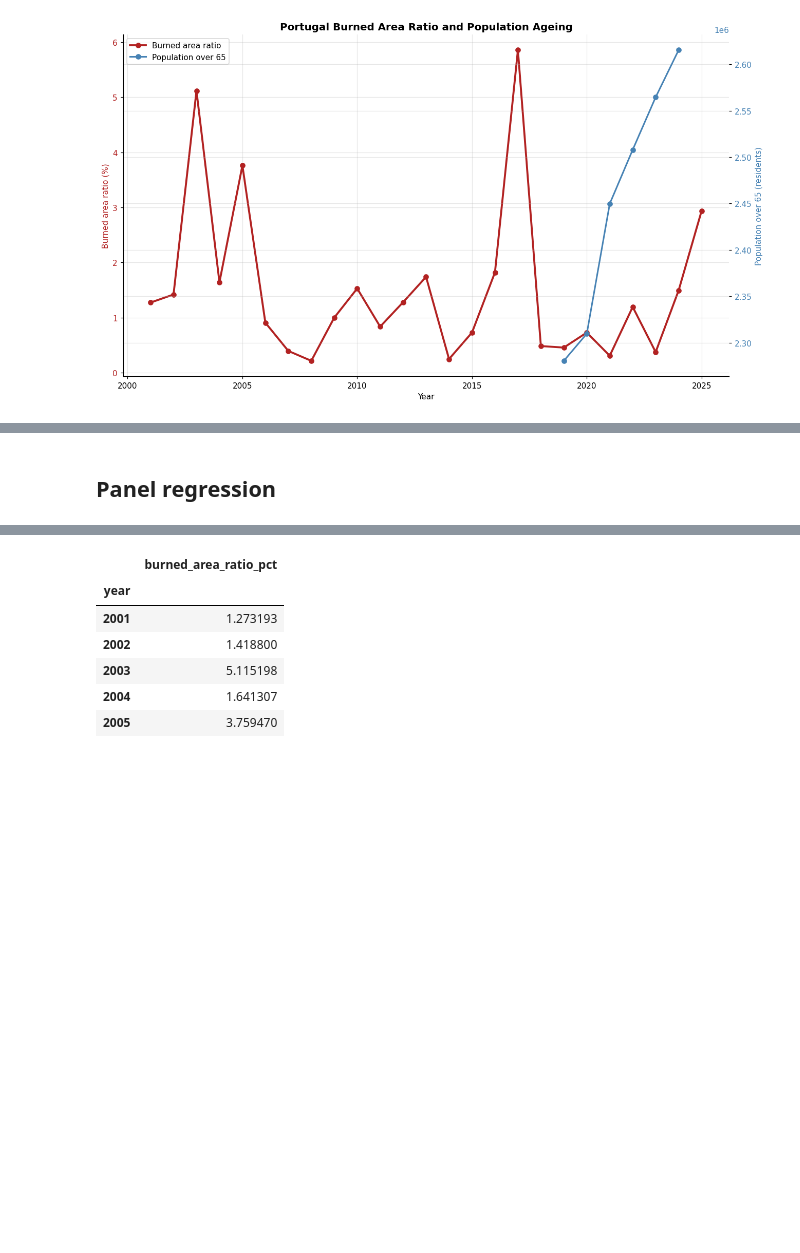
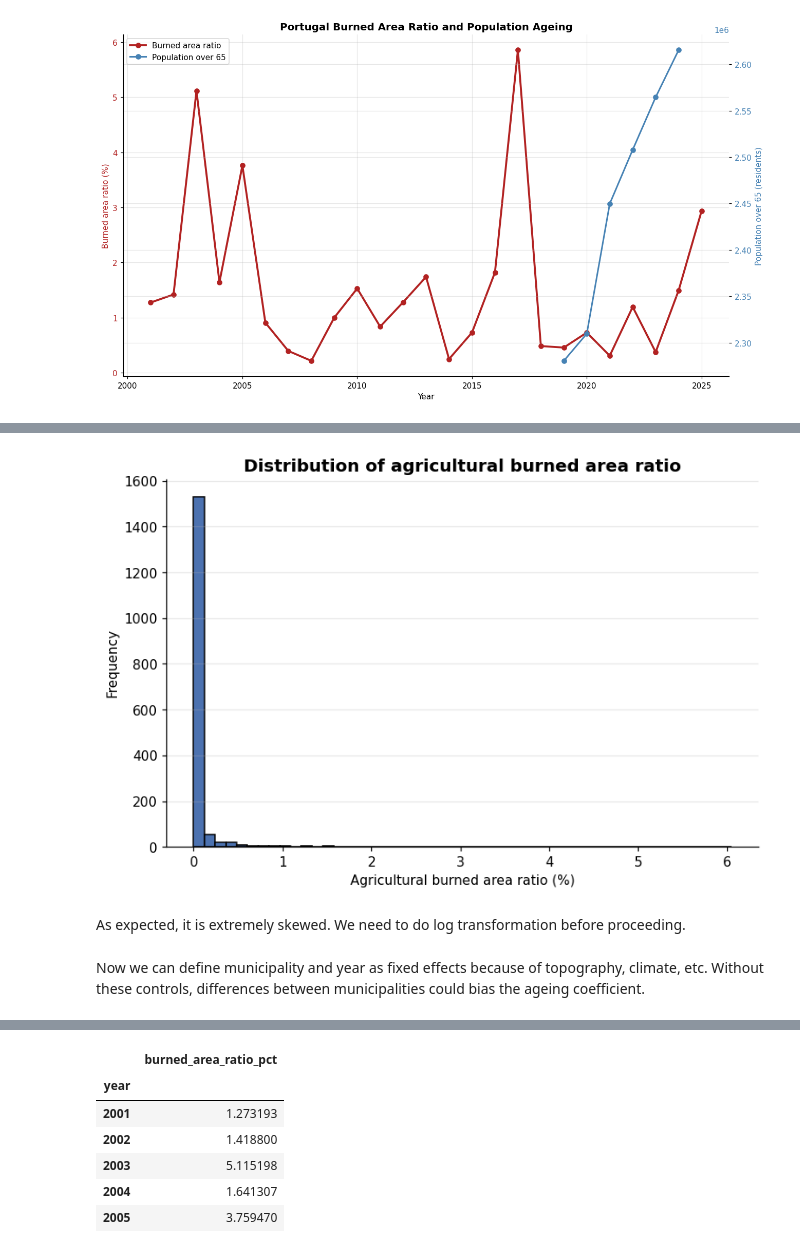
Before and after one commit to rogerjeasy/sustainability-analytics, a Jupyter notebook: notebooks/03_statistical_analysis.ipynb, the cells around one changed output, grey strips where cells are left out. Drawn from its saved outputs; the diff is of its cells as text; code cells hidden in the pictures; blank space fills up the shorter version.

```diff
--- a/notebooks/03_statistical_analysis.ipynb
+++ b/notebooks/03_statistical_analysis.ipynb
@@ -580,0 +574,15 @@ correlation_data
+# %%
+plt.figure(figsize=(8,5))
+plt.hist(
+    analysis_panel["agri_burned_ratio_pct"].dropna(),
+    bins=50,
+    edgecolor="black"
+)
+plt.xlabel("Agricultural burned area ratio (%)")
+plt.ylabel("Frequency")
+plt.title("Distribution of agricultural burned area ratio")
+plt.show()
+# %% [output]
+[figure, added]
+# %% [markdown]
+As expected, it is extremely skewed. We need to do log transformation before proceeding.
@@ -581 +595,3 @@ correlation_data
+# %% [markdown]
+Now we can define municipality and year as fixed effects because of topography, climate, etc. Without these controls, differences between municipalities could bias the ageing coefficient.
 # %%
@@ -642,5 +651,3 @@ model_comparison
 |  | model | observations | r_squared | share_over_65_coef | share_over_65_pvalue | population_growth_coef | ... |
 | 0 | Ageing + municipality/year effects | 1668 | 0.204855 | 0.668803 | 0.038153 | NaN | ... |
 | 1 | Ageing + population growth + effects | 1390 | 0.230435 | 0.681554 | 0.074241 | 0.299197 | ... |
-# %% [markdown]
-## Panel regression
```
Also changed, not shown: parts of 54 cells of this notebook, 1 other file.
